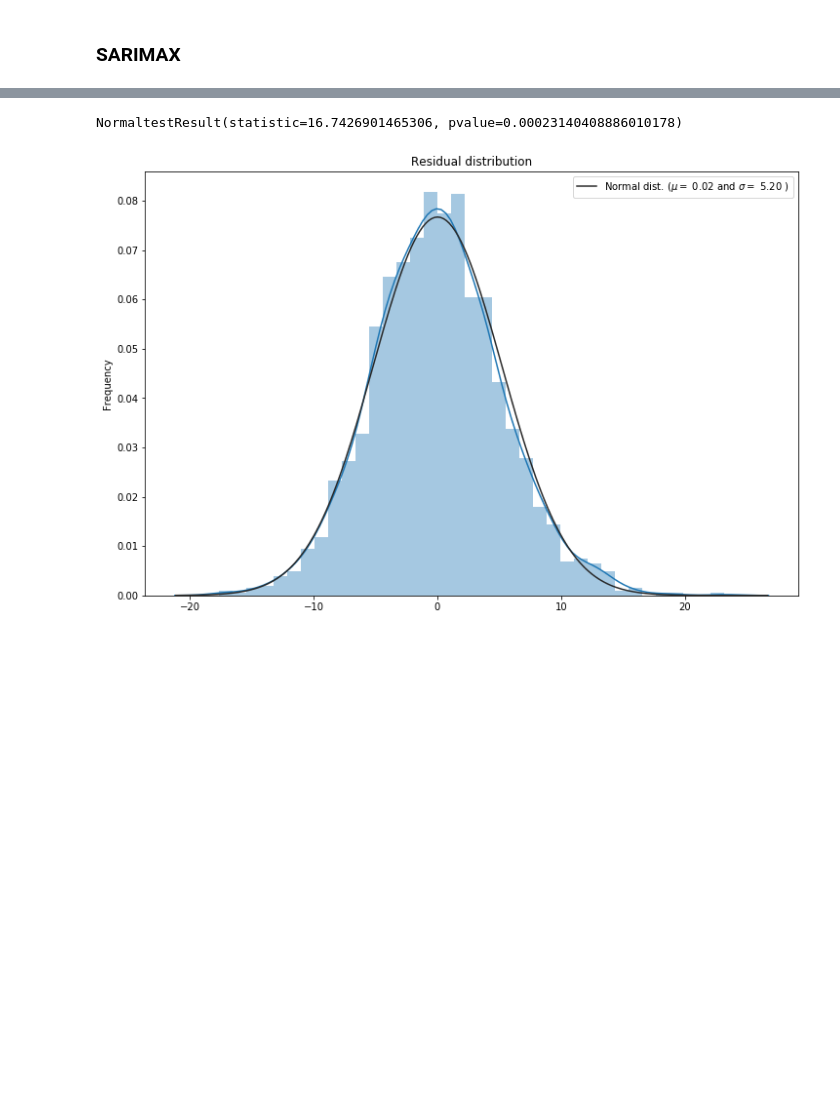
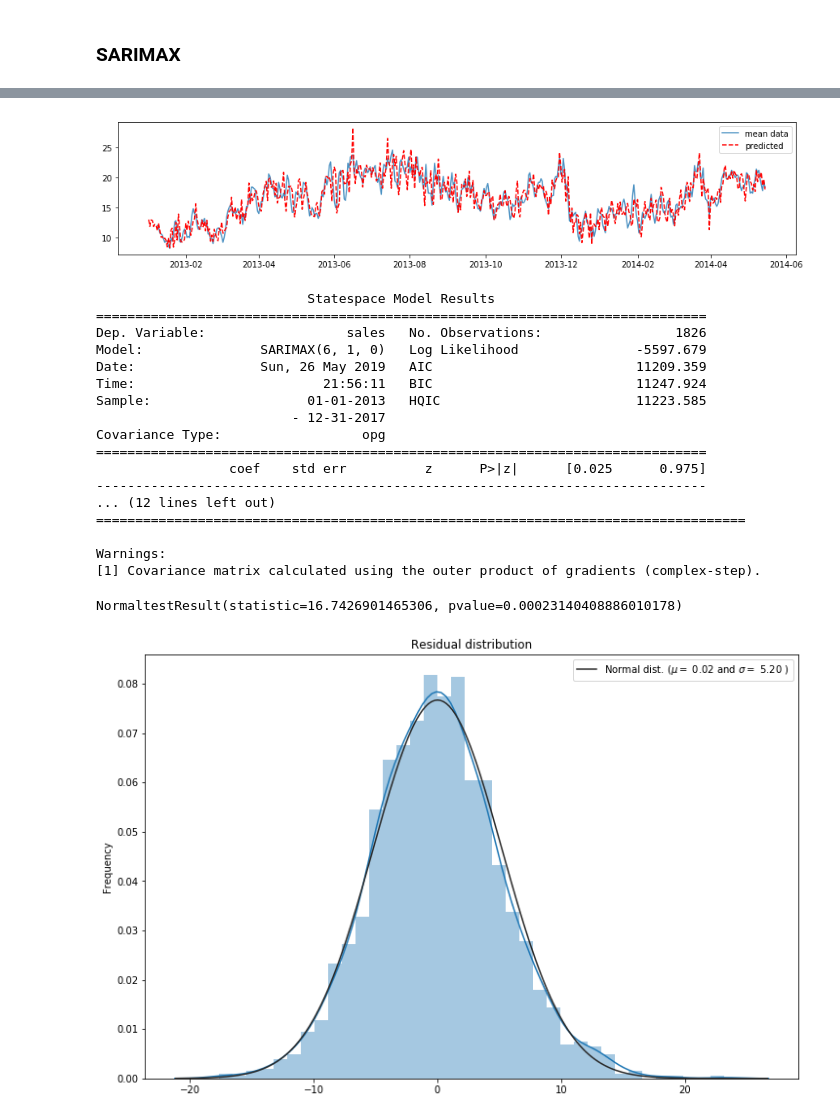
Before and after one commit to redreckless/udata, a Jupyter notebook: timeseries_analysis.ipynb, the cells around one changed output, grey strips where cells are left out. Cells and saved outputs as stored; diff of their text form; code cells hidden in the pictures; blank space fills up the shorter version.

```diff
--- a/timeseries_analysis.ipynb
+++ b/timeseries_analysis.ipynb
@@ -220,3 +206,31 @@ Warnings:
+# %%
+result_SARIMAX = SARIMAX(train_df.sales, trend='n', order=(p, d, q)).fit()
+predictions_SARIMAX = pd.Series(result_SARIMAX.fittedvalues, copy=True)
+plt.figure(figsize=(15,3))
+plt.plot(train_df.sales[1:500].rolling(5).mean().shift(3), alpha=0.8, label='mean data')
+plt.plot(predictions_SARIMAX[1:500], 'r--', label='predicted')
+plt.legend(loc='best')
+plt.show()
+print(result_SARIMAX.summary())
+# %% [output]
+[figure, added]
+                           Statespace Model Results
+==============================================================================
+Dep. Variable:                  sales   No. Observations:                 1826
+Model:               SARIMAX(6, 1, 0)   Log Likelihood               -5597.679
+Date:                Sun, 26 May 2019   AIC                          11209.359
+Time:                        21:56:11   BIC                          11247.924
+Sample:                    01-01-2013   HQIC                         11223.585
+                         - 12-31-2017
+Covariance Type:                  opg
+==============================================================================
+                 coef    std err          z      P>|z|      [0.025      0.975]
+------------------------------------------------------------------------------
+... (12 lines left out)
+===================================================================================
+
+Warnings:
+[1] Covariance matrix calculated using the outer product of gradients (complex-step).
 # %%
 print_res_dist(result_SARIMAX)
 # %% [output]
```
Also changed, not shown: parts of 5 cells of this notebook.
